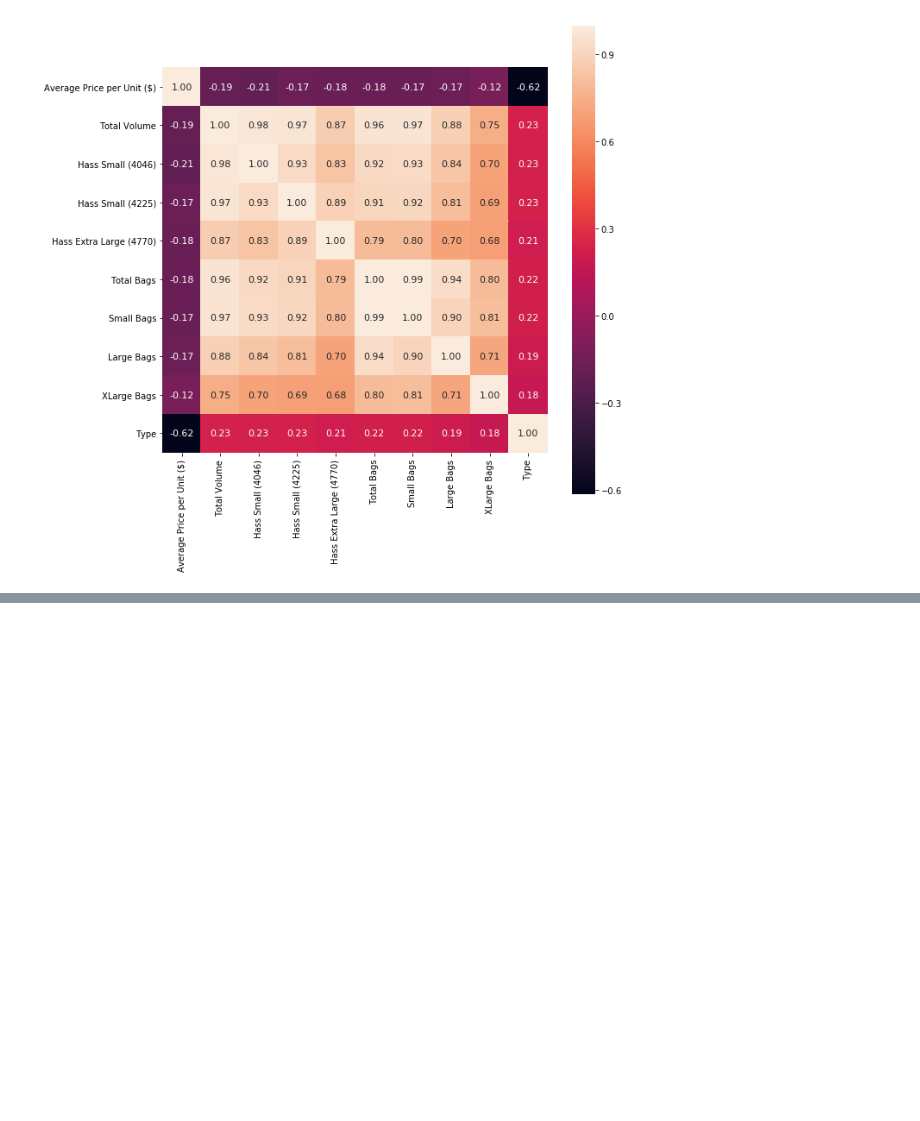
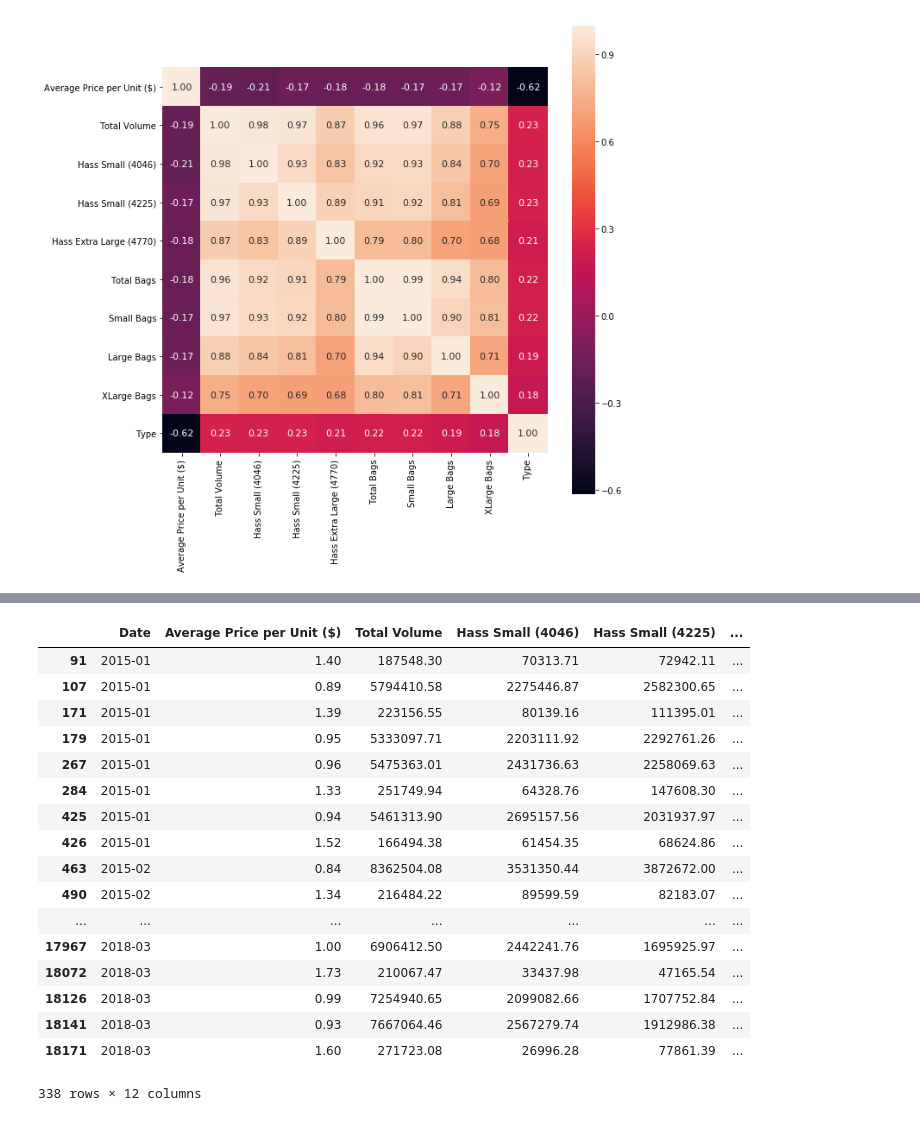
Before and after one commit to willesco16/Project-Avocado, a Jupyter notebook: Project Avocado/project_avocado_analysis.ipynb, the cells around one changed output, grey strips where cells are left out. Saved outputs shown, nothing was run; the diff lists cells and outputs as text; code cells hidden in the pictures; blank space fills up the shorter version.

```diff
--- a/Project Avocado/project_avocado_analysis.ipynb
+++ b/Project Avocado/project_avocado_analysis.ipynb
@@ -171,0 +191,21 @@ SyntaxError: invalid syntax (<ipython-input-32-8139deb56faf>, line 3)
+# %%
+df_sales.loc[df_sales["Region"] == "West"]
+# %% [output]
+|  | Date | Average Price per Unit ($) | Total Volume | Hass Small (4046) | Hass Small (4225) | ... |
+| 91 | 2015-01 | 1.40 | 187548.30 | 70313.71 | 72942.11 | ... |
+| 107 | 2015-01 | 0.89 | 5794410.58 | 2275446.87 | 2582300.65 | ... |
+| 171 | 2015-01 | 1.39 | 223156.55 | 80139.16 | 111395.01 | ... |
+| 179 | 2015-01 | 0.95 | 5333097.71 | 2203111.92 | 2292761.26 | ... |
+| 267 | 2015-01 | 0.96 | 5475363.01 | 2431736.63 | 2258069.63 | ... |
+| 284 | 2015-01 | 1.33 | 251749.94 | 64328.76 | 147608.30 | ... |
+| 425 | 2015-01 | 0.94 | 5461313.90 | 2695157.56 | 2031937.97 | ... |
+| 426 | 2015-01 | 1.52 | 166494.38 | 61454.35 | 68624.86 | ... |
+| 463 | 2015-02 | 0.84 | 8362504.08 | 3531350.44 | 3872672.00 | ... |
+| 490 | 2015-02 | 1.34 | 216484.22 | 89599.59 | 82183.07 | ... |
+| ... | ... | ... | ... | ... | ... | ... |
+| 17967 | 2018-03 | 1.00 | 6906412.50 | 2442241.76 | 1695925.97 | ... |
+| 18072 | 2018-03 | 1.73 | 210067.47 | 33437.98 | 47165.54 | ... |
+| 18126 | 2018-03 | 0.99 | 7254940.65 | 2099082.66 | 1707752.84 | ... |
+| 18141 | 2018-03 | 0.93 | 7667064.46 | 2567279.74 | 1912986.38 | ... |
+| 18171 | 2018-03 | 1.60 | 271723.08 | 26996.28 | 77861.39 | ... |
+338 rows × 12 columns
```
Also changed, not shown: parts of 6 cells of this notebook.
